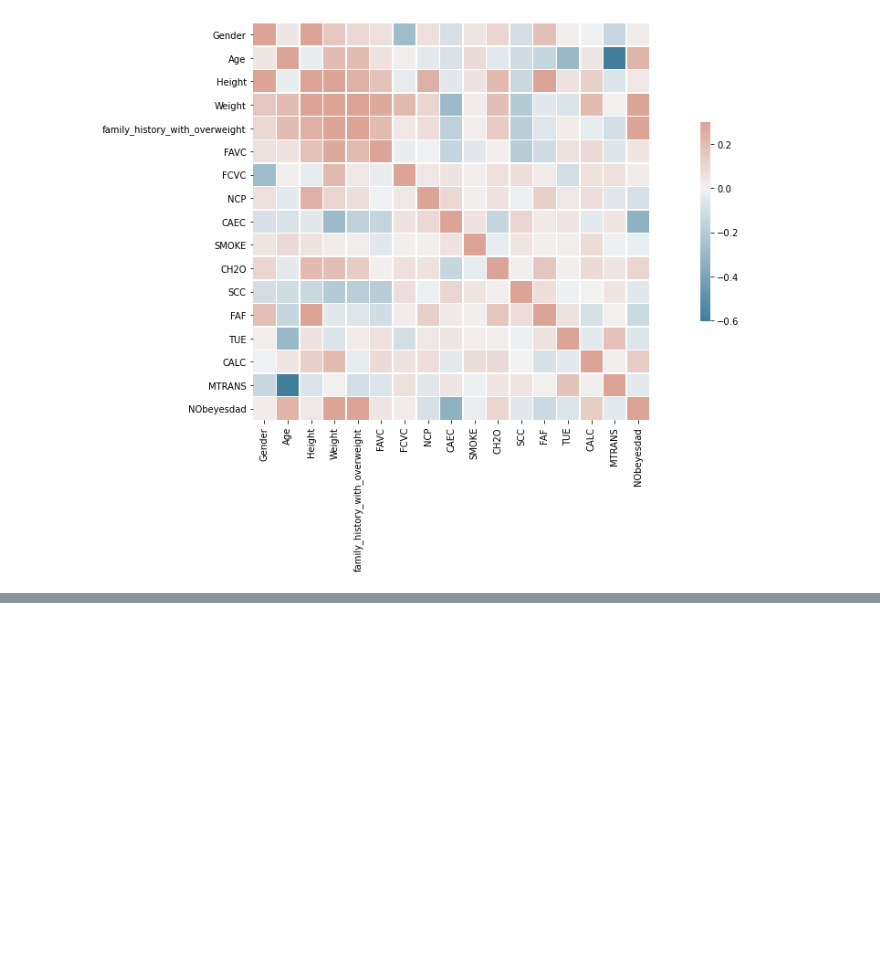
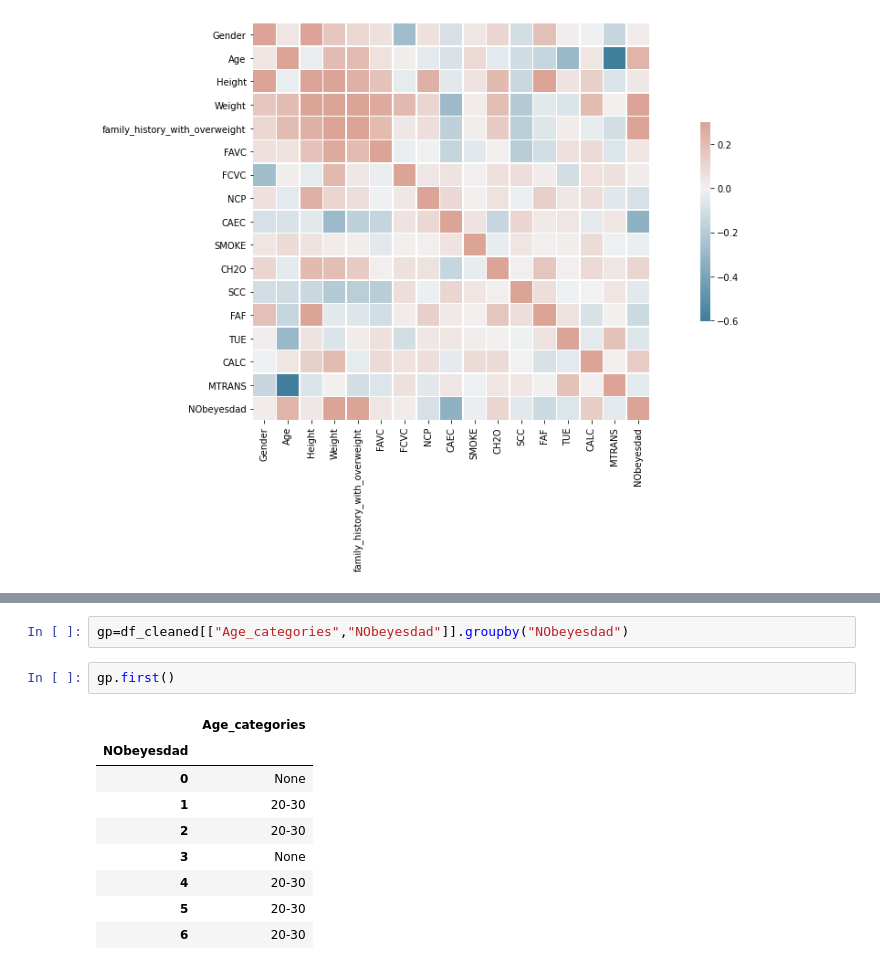
Before and after one commit to thomasAriza/PythonProjectA4, a Jupyter notebook: Untitled.ipynb, the cells around one changed output, grey strips where cells are left out. Cells and saved outputs as stored; diff of their text form; blank space fills up the shorter version.

```diff
--- a/Untitled.ipynb
+++ b/Untitled.ipynb
@@ -119,0 +144,14 @@ sns.heatmap(corr, cmap=cmap, vmax=.3, center=0,
+# %%
+gp=df_cleaned[["Age_categories","NObeyesdad"]].groupby("NObeyesdad")
+# %%
+gp.first()
+# %% [output]
+|  | Age_categories |
+| NObeyesdad |  |
+| 0 | None |
+| 1 | 20-30 |
+| 2 | 20-30 |
+| 3 | None |
+| 4 | 20-30 |
+| 5 | 20-30 |
+| 6 | 20-30 |
```
Also changed, not shown: parts of 7 cells of this notebook.
